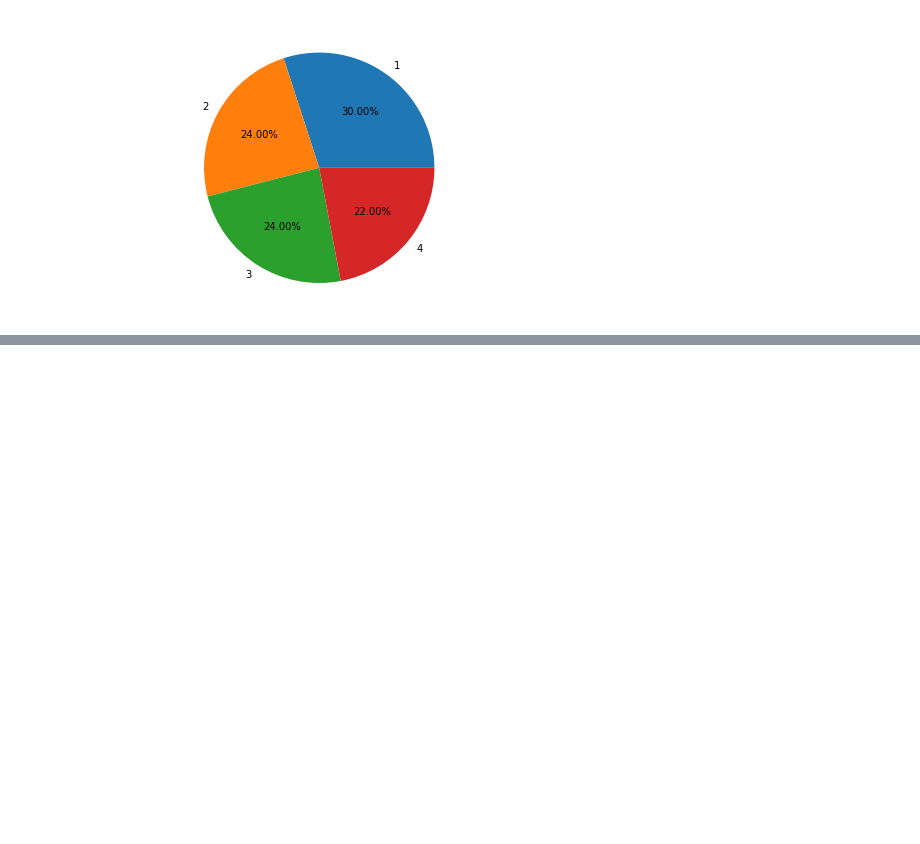
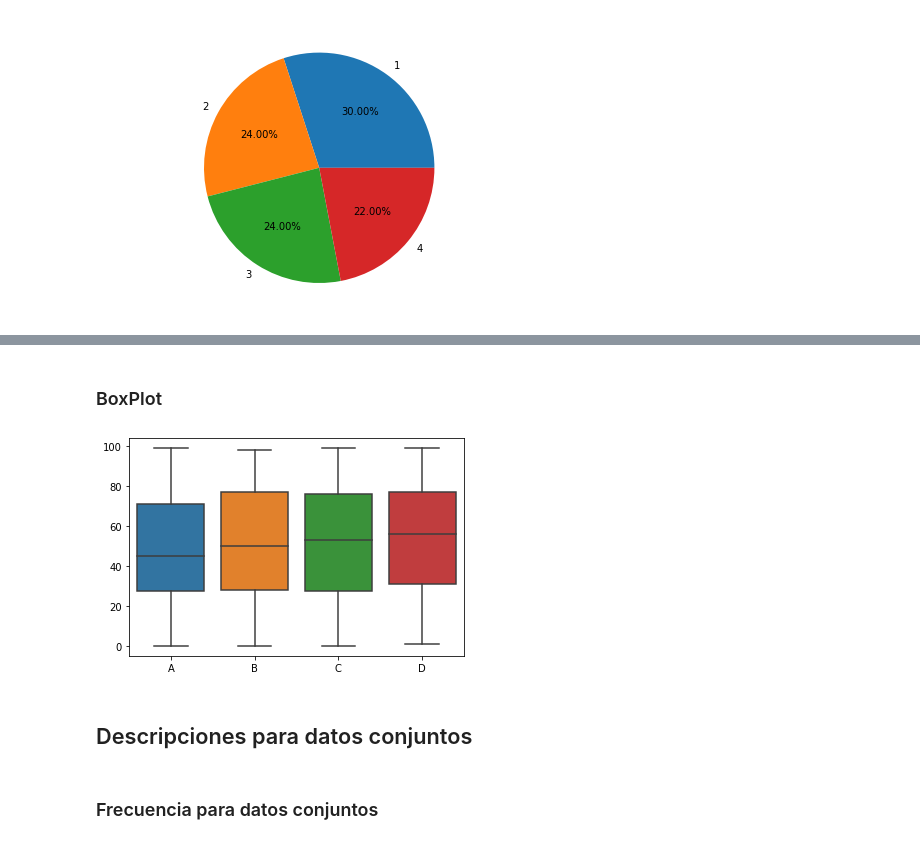
Before and after one commit to mentesniker/Notebooks-Ciencia-de-Datos, a Jupyter notebook: estadistica/exploracion_datos.ipynb, the cells around one changed output, grey strips where cells are left out. Drawn from its saved outputs; the diff is of its cells as text; code cells hidden in the pictures; blank space fills up the shorter version.

Commit message:
exploracion de datos completo

```diff
--- a/estadistica/exploracion_datos.ipynb
+++ b/estadistica/exploracion_datos.ipynb
@@ -237,0 +238,10 @@ plt.show()
+# %% [markdown]
+### BoxPlot
+# %%
+ax = sns.boxplot(data=df[['A','B','C','D']])
+# %% [output]
+[figure, added]
+# %% [markdown]
+## Descripciones para datos conjuntos
+# %% [markdown]
+### Frecuencia para datos conjuntos
```
Also changed, not shown: parts of 12 cells of this notebook.
